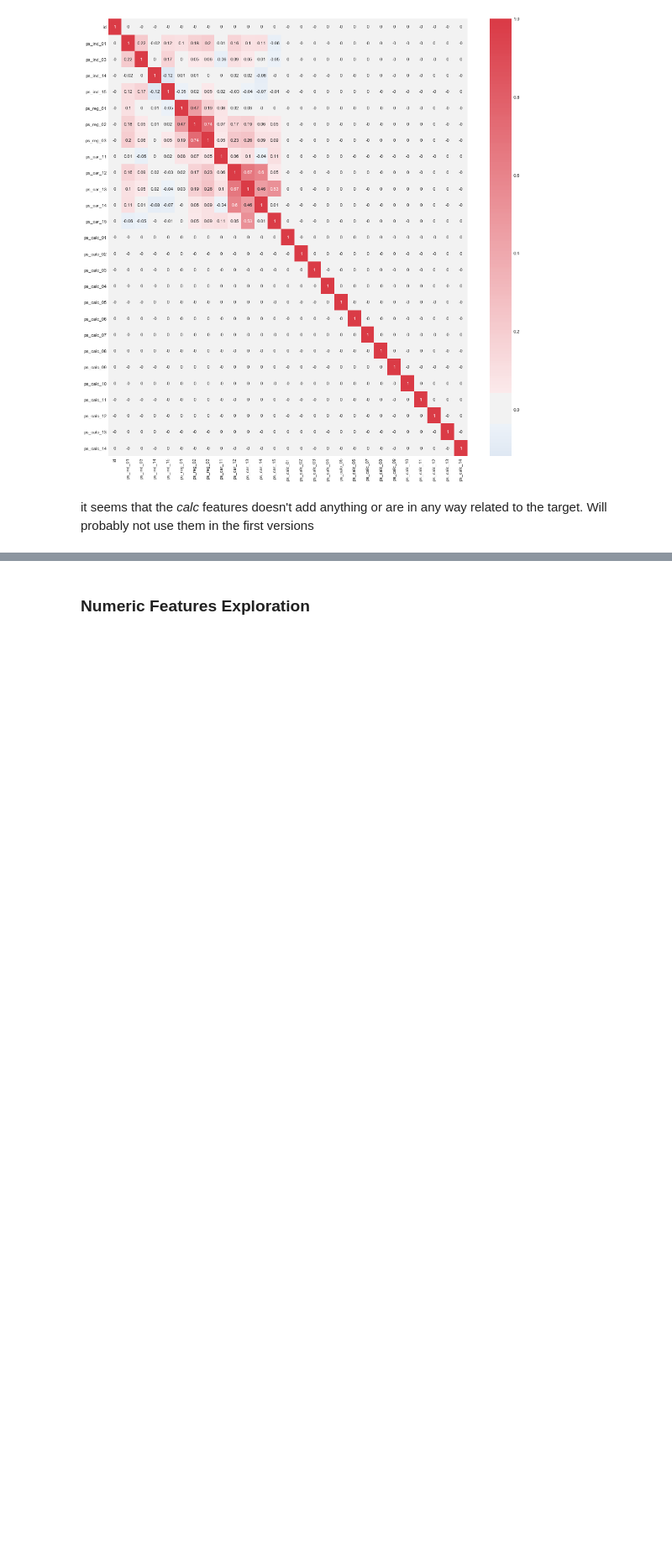
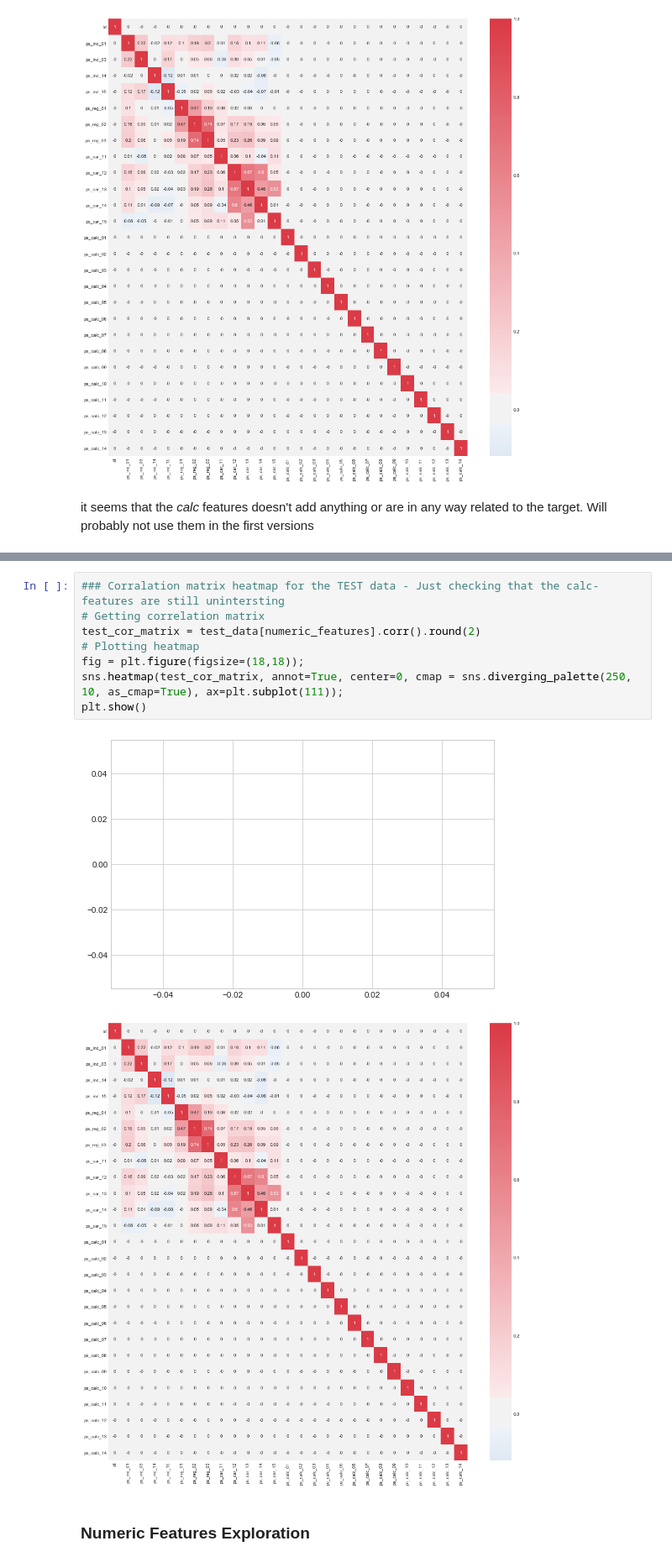
Before and after one commit to torhhu/Kaggle, a Jupyter notebook: data_exploration_notebook.ipynb, the cells around one changed output, grey strips where cells are left out. Shown: that part at 84% size. Cells and saved outputs as stored; diff of their text form; blank space fills up the shorter version.

```diff
--- a/data_exploration_notebook.ipynb
+++ b/data_exploration_notebook.ipynb
@@ -129,2 +158,13 @@ it seems that the _calc_ features doesn't add anything or are in any way related
+# %%
+### Corralation matrix heatmap for the TEST data - Just checking that the calc-features are still unintersting
+# Getting correlation matrix
+test_cor_matrix = test_data[numeric_features].corr().round(2)
+# Plotting heatmap
+fig = plt.figure(figsize=(18,18));
+sns.heatmap(test_cor_matrix, annot=True, center=0, cmap = sns.diverging_palette(250, 10, as_cmap=True), ax=plt.subplot(111));
+plt.show()
+# %% [output]
+[figure, added]
+[figure, added]
 # %% [markdown]
 ### Numeric Features Exploration
```
Also changed, not shown: parts of 21 cells of this notebook, 1 other file.
